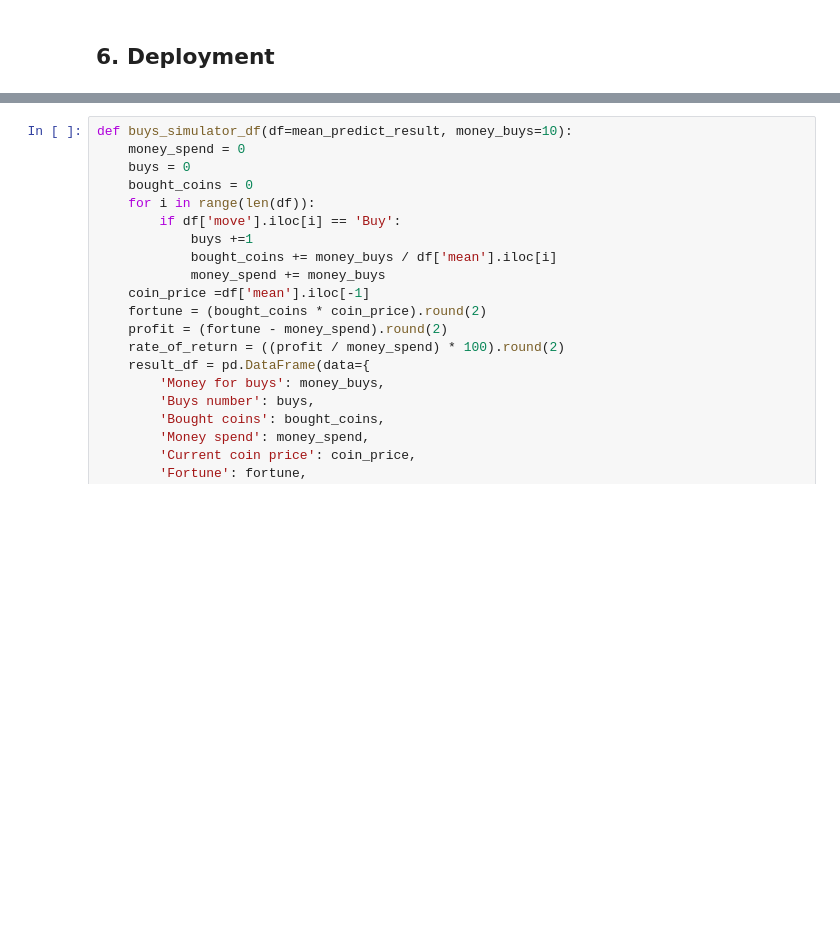
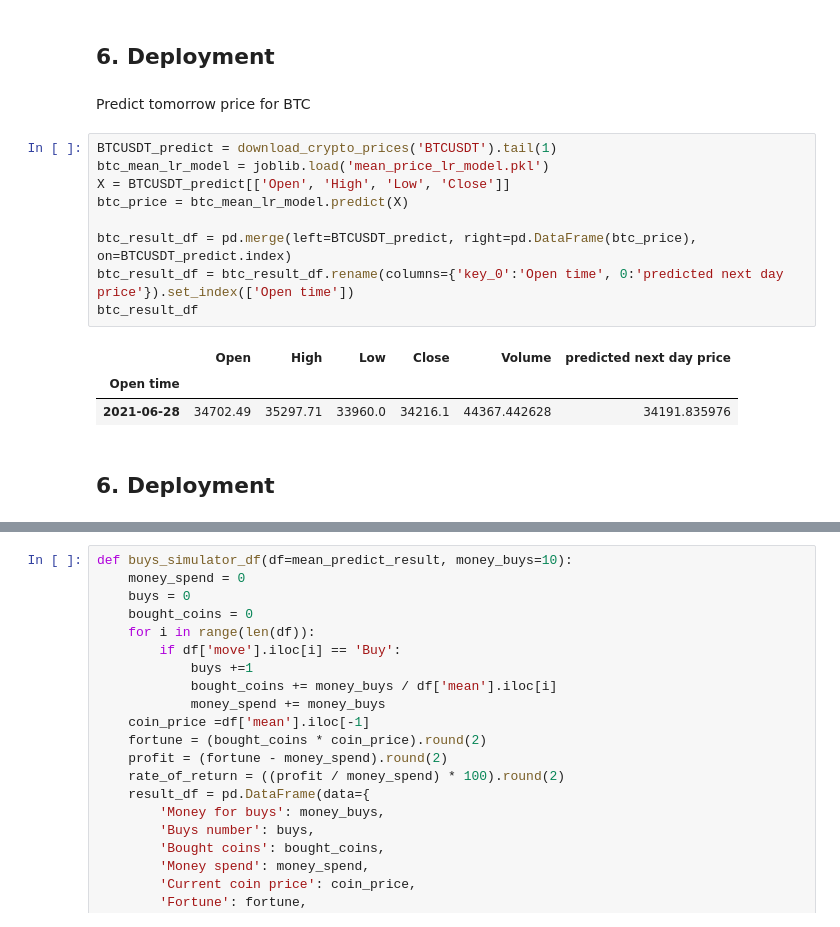
Before and after one commit to Adam-Palacz/crypto_ml, a Jupyter notebook: crypto_ml.ipynb, the cells around one changed output, grey strips where cells are left out. Saved outputs shown, nothing was run; the diff lists cells and outputs as text; blank space fills up the shorter version.

```diff
--- a/crypto_ml.ipynb
+++ b/crypto_ml.ipynb
@@ -509,3 +573,20 @@ Due to possible large price changes in a given interval, we adopt a model predic
 # %% [markdown]
 ## 6. Deployment
+# %% [markdown]
+Predict tomorrow price for BTC
+# %%
+BTCUSDT_predict = download_crypto_prices('BTCUSDT').tail(1)
+btc_mean_lr_model = joblib.load('mean_price_lr_model.pkl')
+X = BTCUSDT_predict[['Open', 'High', 'Low', 'Close']]
+btc_price = btc_mean_lr_model.predict(X)
+
+btc_result_df = pd.merge(left=BTCUSDT_predict, right=pd.DataFrame(btc_price), on=BTCUSDT_predict.index)
+btc_result_df = btc_result_df.rename(columns={'key_0':'Open time', 0:'predicted next day price'}).set_index(['Open time'])
+btc_result_df
+# %% [output]
+|  | Open | High | Low | Close | Volume | predicted next day price |
+| Open time |  |  |  |  |  |  |
+| 2021-06-28 | 34702.49 | 35297.71 | 33960.0 | 34216.1 | 44367.442628 | 34191.835976 |
+# %% [markdown]
+## 6. Deployment
 # %%
```
Also changed, not shown: parts of 24 cells of this notebook.
